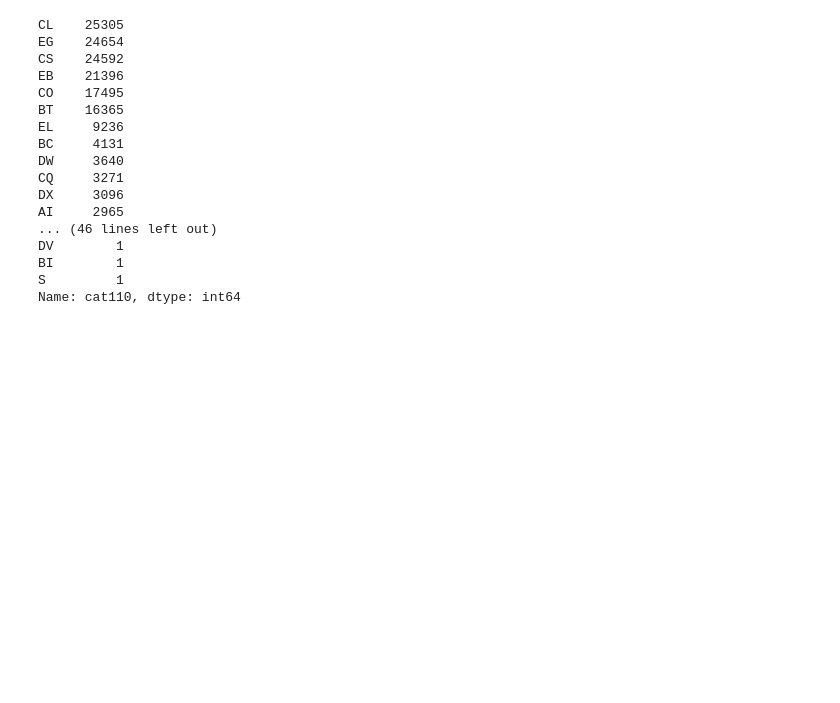
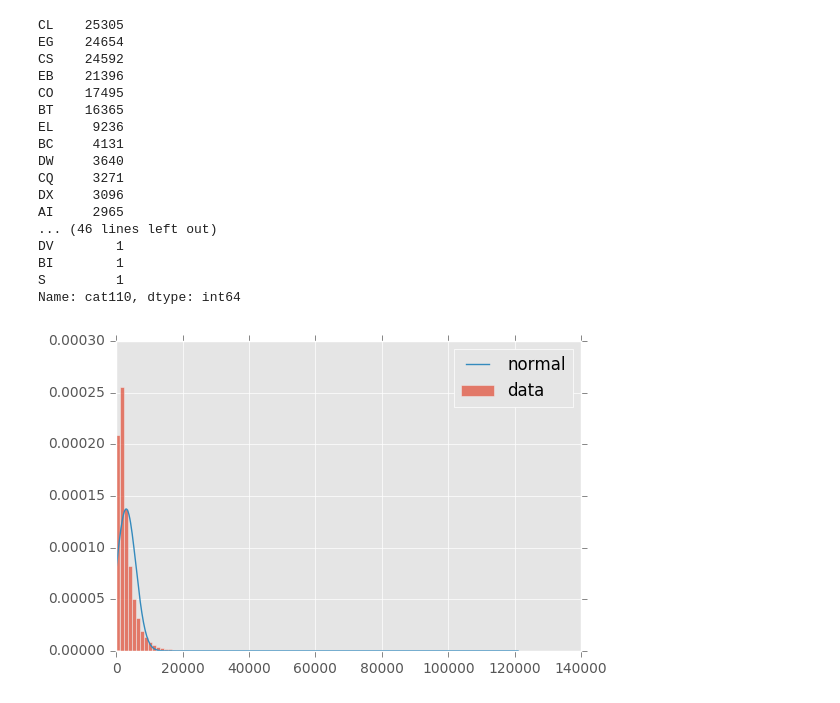
Before and after one commit to livenb/Allstate_Claims_Severity, a Jupyter notebook: notebook/data_explore.ipynb, the cells around one changed output. Drawn from its saved outputs; the diff is of its cells as text; code cells hidden in the pictures; blank space fills up the shorter version.

```diff
--- a/notebook/data_explore.ipynb
+++ b/notebook/data_explore.ipynb
@@ -165,3 +165,25 @@ DV        1
 BI        1
 S         1
 Name: cat110, dtype: int64
+# %%
+import matplotlib
+matplotlib.style.use('ggplot')
+# %%
+y = train['loss']
+# %%
+from scipy.stats import norm, gamma, beta
+def fit_plot(y):
+    mu, std = norm.fit(y)
+
+    xmin, xmax = y.min(), y.max()
+    x = np.linspace(xmin, xmax, 500)
+    n = norm.pdf(x, mu, std)
+    plt.figure()
+    plt.hist(y, bins=100, normed=True, alpha=0.7, label='data')
+    plt.plot(x, n, label='normal')
+    plt.legend()
+    plt.show()
+# %%
+fit_plot(y)
+# %% [output]
+[figure, added]
```
Also changed, not shown: parts of 6 cells of this notebook.
